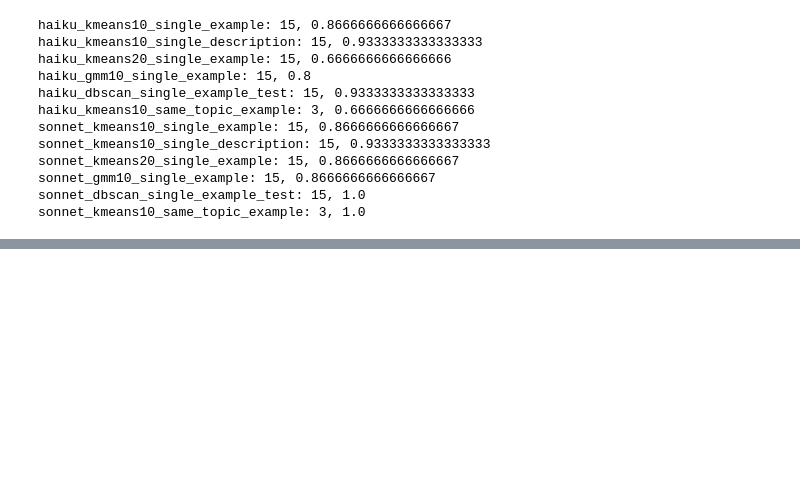
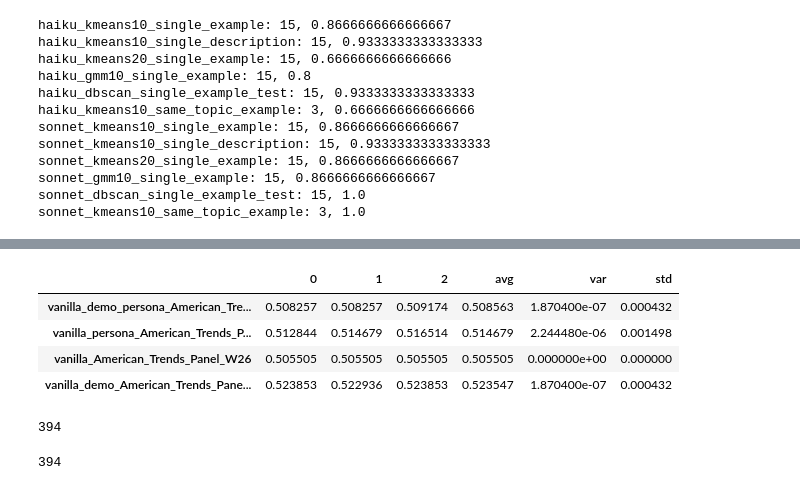
Before and after one commit to liamjxu/pump_code, a Jupyter notebook: pump/metrics.ipynb, the cells around one changed output, grey strips where cells are left out. Saved outputs shown, nothing was run; the diff lists cells and outputs as text; code cells hidden in the pictures; blank space fills up the shorter version.

Commit message:
initial pipeline on OpinionsQA

```diff
--- a/pump/metrics.ipynb
+++ b/pump/metrics.ipynb
@@ -262,0 +265,14 @@ sonnet_kmeans10_same_topic_example: 3, 1.0
+# %%
+import json
+import os
+import pandas as pd
+
+res = {}
+for filename in os.listdir('opinions_qa/output'):
+    exp = filename[9:][:-5]
+    if exp not in res:
+        res[exp] = []
+    with open(f"opinions_qa/output/{filename}", 'r') as f:
+        data = json.load(f)
+    res[exp].append(sum([_['is_correct'] for _ in data])/len(data))
+res
@@ -262,0 +292,27 @@ sonnet_kmeans10_same_topic_example: 3, 1.0
+# %%
+import numpy as np
+df = pd.DataFrame(res)
+
+df = df.transpose()
+
+df['avg'] = df.apply(lambda x: np.mean(x[[0,1,2]]), axis=1)
+df['var'] = df.apply(lambda x: np.var(x[[0,1,2]]), axis=1)
+df['std'] = df.apply(lambda x: np.std(x[[0,1,2]]), axis=1)
+
+df
+# %% [output]
+|  | 0 | 1 | 2 | avg | var | std |
+| vanilla_demo_persona_American_Tre... | 0.508257 | 0.508257 | 0.509174 | 0.508563 | 1.870400e-07 | 0.000432 |
+| vanilla_persona_American_Trends_P... | 0.512844 | 0.514679 | 0.516514 | 0.514679 | 2.244480e-06 | 0.001498 |
+| vanilla_American_Trends_Panel_W26 | 0.505505 | 0.505505 | 0.505505 | 0.505505 | 0.000000e+00 | 0.000000 |
+| vanilla_demo_American_Trends_Pane... | 0.523853 | 0.522936 | 0.523853 | 0.523547 | 1.870400e-07 | 0.000432 |
+# %%
+import json
+import pandas as pd
+
+with open('date0729_midterm_personas.json', 'r') as f:
+    data = json.load(f)
+
+len(list(data.keys()))  # every user should have some questions
+# %% [output]
+394
@@ -262,0 +321,4 @@ sonnet_kmeans10_same_topic_example: 3, 1.0
+# %%
+len(df['user_idx'].unique())
+# %% [output]
+394
```
Also changed, not shown: parts of 3 cells of this notebook, 20 other files.
